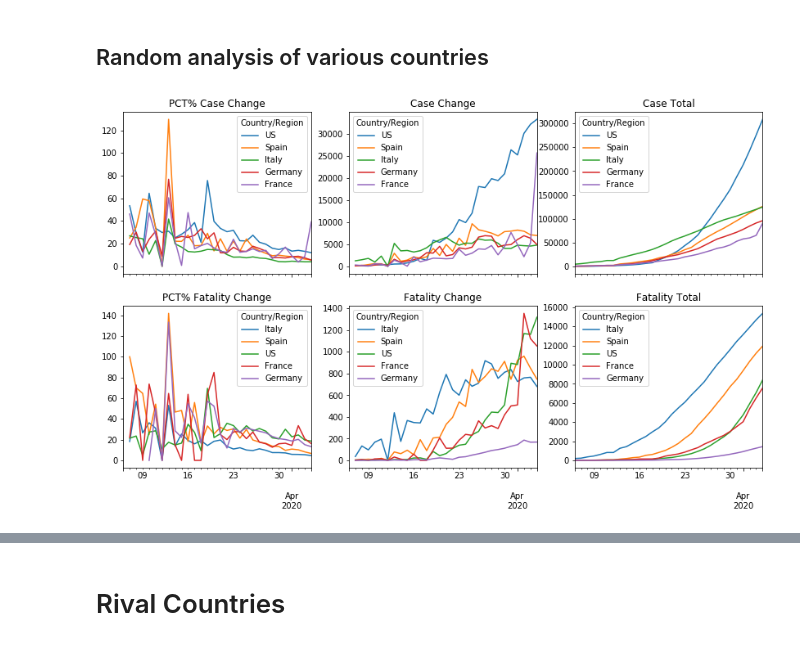
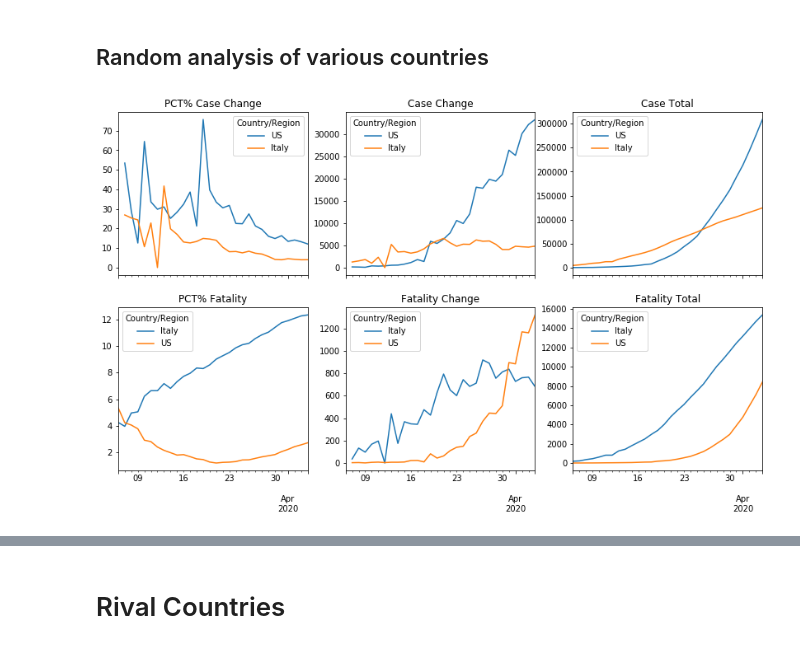
Before and after one commit to dougfoo/machineLearning, a Jupyter notebook: covid/COVID-global-working.ipynb, the cells around one changed output, grey strips where cells are left out. Drawn from its saved outputs; the diff is of its cells as text; code cells hidden in the pictures.

```diff
--- a/covid/COVID-global-working.ipynb
+++ b/covid/COVID-global-working.ipynb
@@ -245,23 +245,23 @@ display('top countries', dfc_g2.sort_values(by=[dfc_g2.columns[-1]], ascending=F
 # %%
 # ad hoc overlays
 countries = ['Italy','US','Spain','France','Germany']
-#countries = ['Italy','Spain']
+countries = ['Italy','US']
 maxdays = 30
 
 fig, axs = plt.subplots(2,3, figsize=(14, 8), sharex=True)
 dfc_g3 = dfc_g2.transpose().tail(maxdays).transpose()
 dfd_g3 = dfd_g2.transpose().tail(maxdays).transpose()
 
 pctline = dfc_g3[dfc_g3.index.isin(countries)].pct_change(axis=1).transpose().mul(100).plot(ax=axs[0,0], title='PCT% Case Change')
 chgline = dfc_g3[dfc_g3.index.isin(countries)].diff(axis=1).transpose().plot(ax=axs[0,1], title='Case Change')
 actline = dfc_g3[dfc_g3.index.isin(countries)].tail(maxdays).transpose().plot(ax=axs[0,2], title='Case Total')
 
-pctline = dfd_g3[dfd_g3.index.isin(countries)].pct_change(axis=1).transpose().mul(100).plot(ax=axs[1,0], title='PCT% Fatality Change')
+pctline = (dfd_g3[dfd_g3.index.isin(countries)]/dfc_g3[dfc_g3.index.isin(countries)]) .transpose().mul(100).plot(ax=axs[1,0], title='PCT% Fatality')
 chgline = dfd_g3[dfd_g3.index.isin(countries)].diff(axis=1).transpose().plot(ax=axs[1,1], title='Fatality Change')
 actline = dfd_g3[dfd_g3.index.isin(countries)].transpose().plot(ax=axs[1,2], title='Fatality Total')
 plt.show()
 # %% [output]
-[figure, old version]
+[figure, new version]
 # %%
 # rolling 3 day to smooth out
 countries = ['France','Italy','US','Spain']
```
Also changed, not shown: parts of 1 cell of this notebook.
